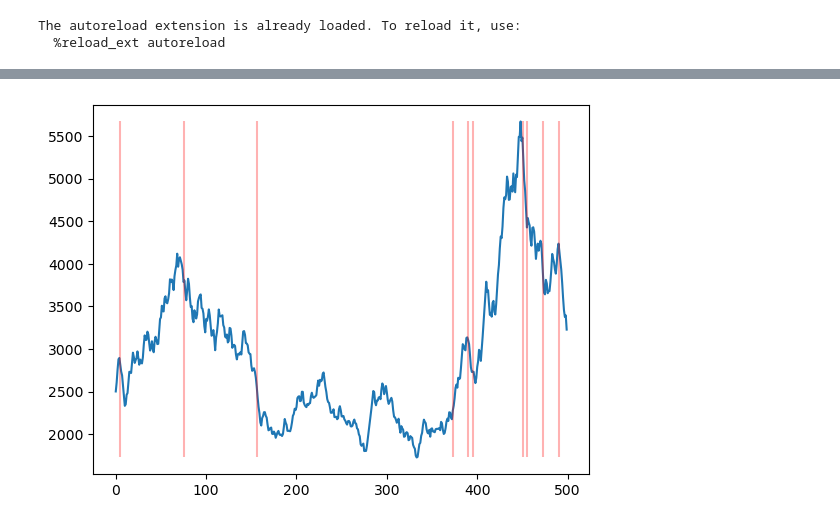
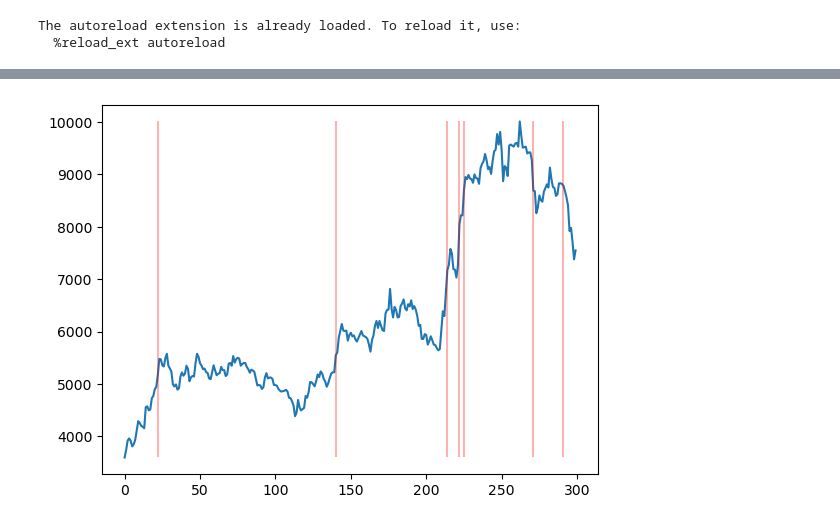
Before and after one commit to Shy-B/OMSLRSegmentation, a Jupyter notebook: test_notebook.ipynb, the cells around one changed output, grey strips where cells are left out. Drawn from its saved outputs; the diff is of its cells as text; code cells hidden in the pictures.

```diff
--- a/test_notebook.ipynb
+++ b/test_notebook.ipynb
@@ -36,2 +26,0 @@ sigma_iter, b_mat, a_mat = iter_sigma(x)
-# %%
-gamma, rho = omslr_gmse(x, sigma=sigma_iter, max_k=10)
@@ -39,0 +27,21 @@ pvt_points = get_pivots(gamma=gamma)
+# %%
+price_data = (
+    pd.DataFrame(collection.find({}))
+    .drop(columns=["_id"])
+    .set_index("J-Date")
+    .astype(np.float32)
+)
+df = price_data["شپنا"].dropna()[-300:].copy(deep=True)
+x = df.to_list()
+sigma_iter, beta, alpha = iter_sigma(x)
+# print(sigma_iter)
+# %%
+res_lst = np.array([])
+for k in range(2, np.ceil(len(x) / 3).astype(int)):
+    gamma, rho = omslr_gmse(x, sigma=sigma_iter, max_k=k)
+    pvt_points = get_pivots(gamma=gamma)
+    segments, durations, slopes, errors = get_segments(
+        x=x, pivots=pvt_points, sigma=sigma_iter, beta=beta
+    )
+    res = np.sum(np.array(errors) ** 2)
+    res_lst = np.append(res_lst, res)
@@ -40,7 +57,10 @@ pvt_points = get_pivots(gamma=gamma)
 # %%
+gamma, rho = omslr_gmse(x, sigma=sigma_iter, max_k=7)
+pvt_points = get_pivots(gamma=gamma)
+
 fig, ax = plt.subplots()
 ax.plot(x)
-ax.vlines(x=pvt_points, ymin=min(x), ymax=max(x), color="r", alpha=.3)
+ax.vlines(x=pvt_points, ymin=min(x), ymax=max(x), color="r", alpha=0.3)
 plt.show()
 # %% [output]
-[figure, old version]
+[figure, new version]
```
Also changed, not shown: parts of 4 cells of this notebook, 1 other file.
